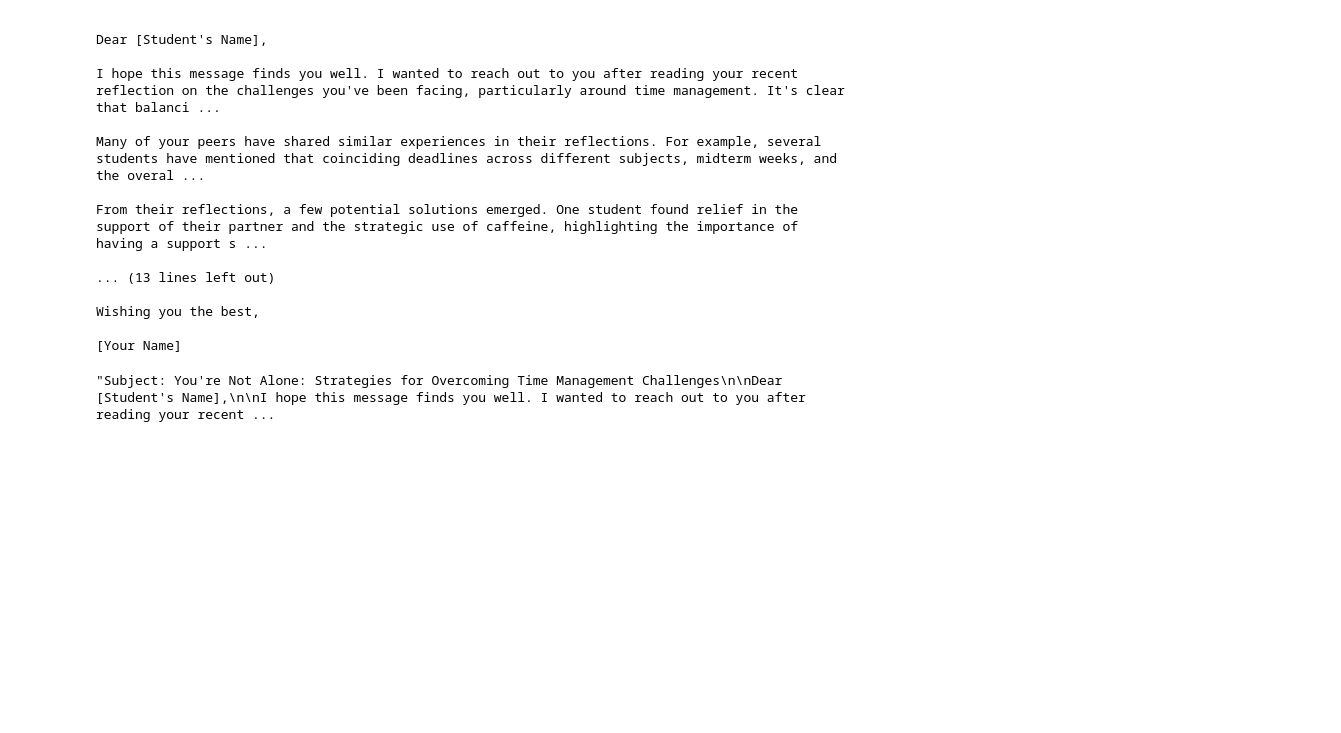
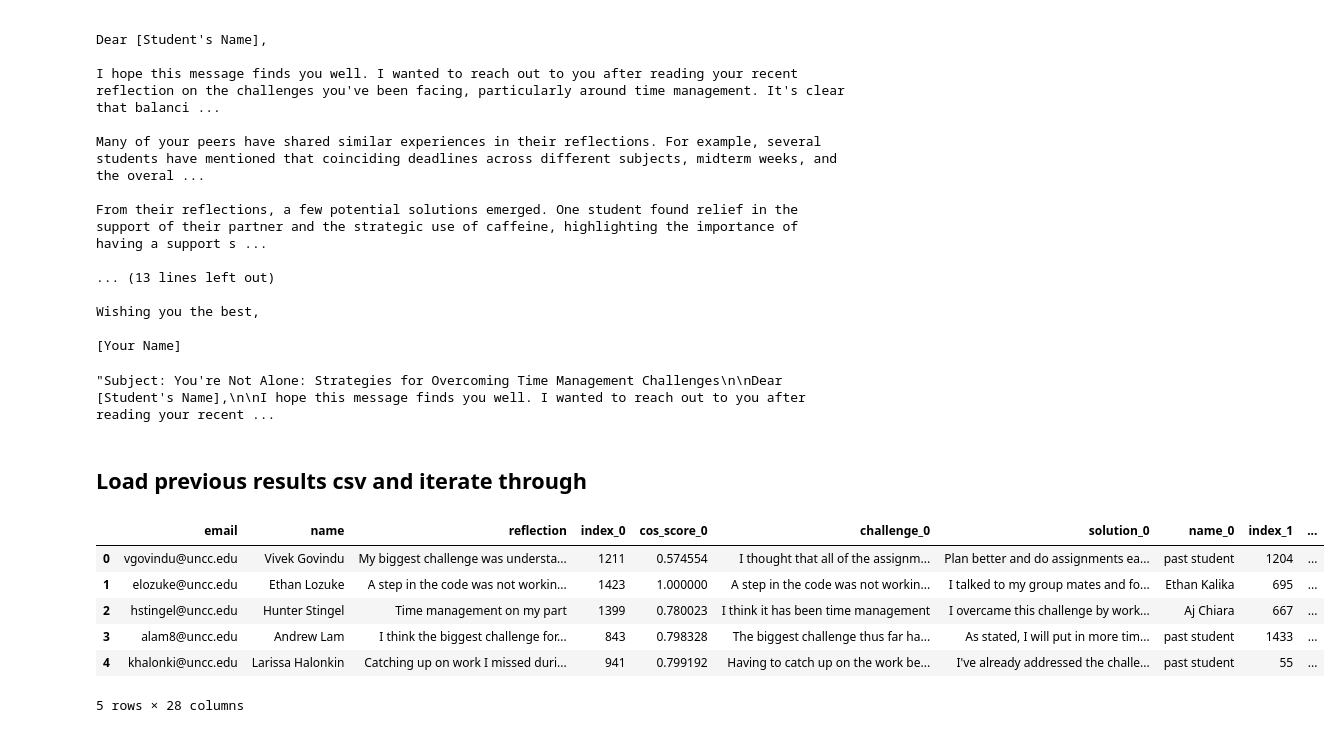
Before and after one commit to samfallahian/reflection_rec_sys, a Jupyter notebook: notebooks/Adding LLM.ipynb, the cells around one changed output. Cells and saved outputs as stored; diff of their text form; code cells hidden in the pictures; blank space fills up the shorter version.

```diff
--- a/notebooks/Adding LLM.ipynb
+++ b/notebooks/Adding LLM.ipynb
@@ -221,3 +221,5 @@ Wishing you the best,
 
 [Your Name]
 "Subject: You're Not Alone: Strategies for Overcoming Time Management Challenges\n\nDear [Student's Name],\n\nI hope this message finds you well. I wanted to reach out to you after reading your recent ...
+# %% [markdown]
+## Load previous results csv and iterate through
@@ -223,0 +228,12 @@ Wishing you the best,
+# %%
+results = pd.read_csv('../results/2022-11-29-22-36-00_3155.csv')
+# %%
+results.head()
+# %% [output]
+|  | email | name | reflection | index_0 | cos_score_0 | challenge_0 | solution_0 | name_0 | index_1 | ... |
+| 0 | vgovindu@uncc.edu | Vivek Govindu | My biggest challenge was understa... | 1211 | 0.574554 | I thought that all of the assignm... | Plan better and do assignments ea... | past student | 1204 | ... |
+| 1 | elozuke@uncc.edu | Ethan Lozuke | A step in the code was not workin... | 1423 | 1.000000 | A step in the code was not workin... | I talked to my group mates and fo... | Ethan Kalika | 695 | ... |
+| 2 | hstingel@uncc.edu | Hunter Stingel | Time management on my part | 1399 | 0.780023 | I think it has been time management | I overcame this challenge by work... | Aj Chiara | 667 | ... |
+| 3 | alam8@uncc.edu | Andrew Lam | I think the biggest challenge for... | 843 | 0.798328 | The biggest challenge thus far ha... | As stated, I will put in more tim... | past student | 1433 | ... |
+| 4 | khalonki@uncc.edu | Larissa Halonkin | Catching up on work I missed duri... | 941 | 0.799192 | Having to catch up on the work be... | I've already addressed the challe... | past student | 55 | ... |
+5 rows × 28 columns
```
Also changed, not shown: parts of 5 cells of this notebook.
